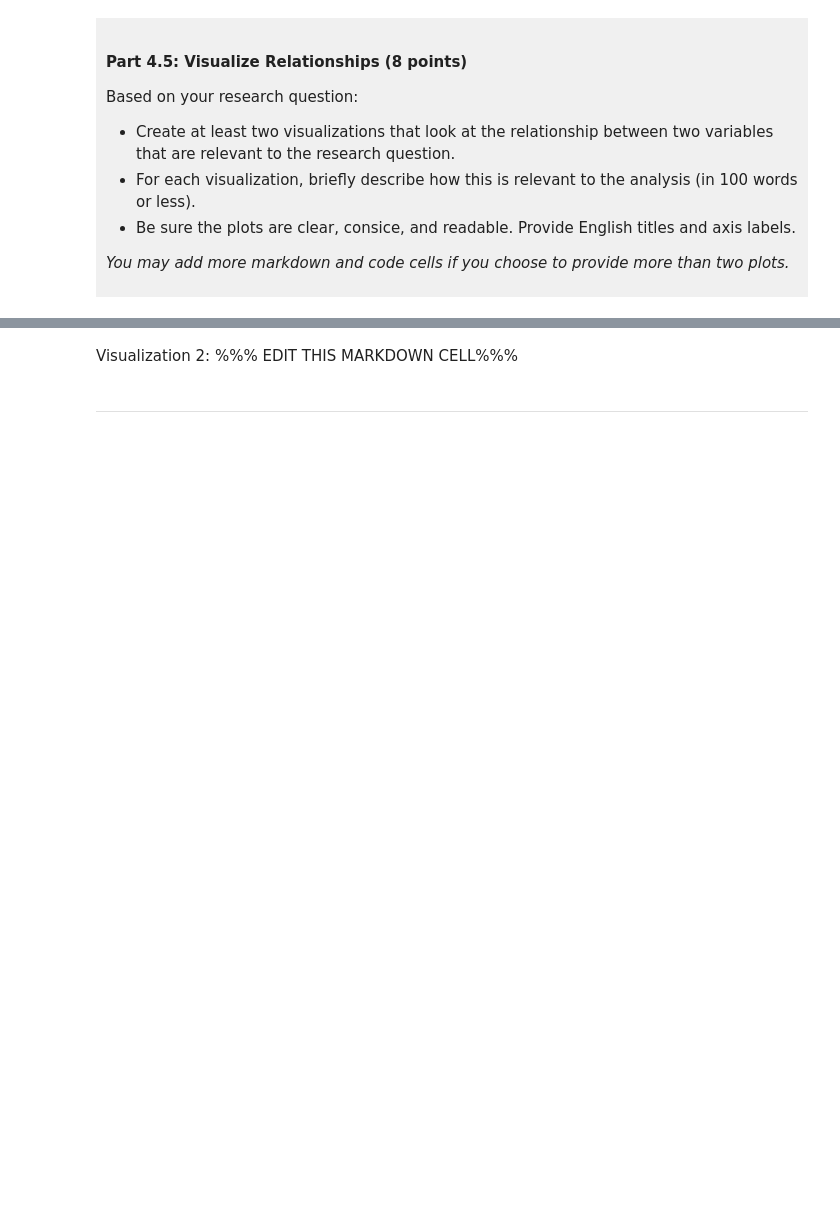
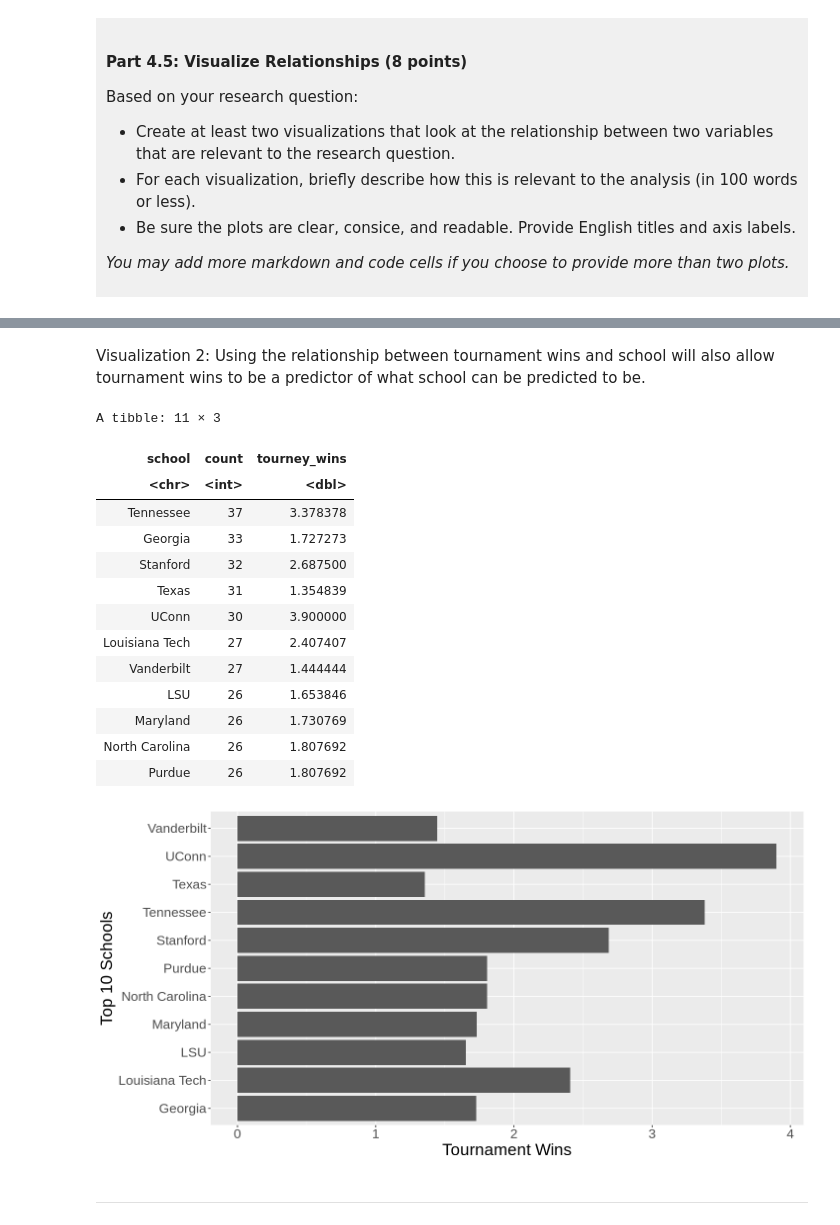
Before and after one commit to Jenlikescookies/dsci-100-project, a Jupyter notebook: dsci-100-project-notebook.ipynb, the cells around one changed output, grey strips where cells are left out. Cells and saved outputs as stored; diff of their text form; code cells hidden in the pictures; blank space fills up the shorter version.

```diff
--- a/dsci-100-project-notebook.ipynb
+++ b/dsci-100-project-notebook.ipynb
@@ -325,7 +415,35 @@ Visualization 1: %%% EDIT THIS MARKDOWN CELL%%%
 # %% [markdown]
-Visualization 2: %%% EDIT THIS MARKDOWN CELL%%%
+Visualization 2: Using the relationship between tournament wins and school will also allow tournament wins to be a predictor of what school can be predicted to be.
 # %%
-### EDIT THIS CODE CELL FOR VISUALIZATION 2###
+wmm_10 <- wmm_tidy |>
+    group_by(school) |> #doing the same thing as the previous visualization but for tourney_wins instead,
+    summarize(count = n(),
+             tourney_wins = mean(tourney_wins)) |>
+    slice_max(count, n = 10) #the schools have not changed as the schools are selected by count, not tourney_wins
+wmm_10
+
+options(repr.plot.height = 6, repr.plot.width = 12)
+wmm_tourney_school_plot <- ggplot(wmm_10, aes(x = tourney_wins, y = school)) +
+    geom_bar(stat = "identity") +
+    labs(x = "Tournament Wins", y = "Top 10 Schools") +
+    theme(text = element_text(size = 20))
+wmm_tourney_school_plot
+# %% [output]
+A tibble: 11 × 3
+| school | count | tourney_wins |
+| <chr> | <int> | <dbl> |
+| Tennessee | 37 | 3.378378 |
+| Georgia | 33 | 1.727273 |
+| Stanford | 32 | 2.687500 |
+| Texas | 31 | 1.354839 |
+| UConn | 30 | 3.900000 |
+| Louisiana Tech | 27 | 2.407407 |
+| Vanderbilt | 27 | 1.444444 |
+| LSU | 26 | 1.653846 |
+| Maryland | 26 | 1.730769 |
+| North Carolina | 26 | 1.807692 |
+| Purdue | 26 | 1.807692 |
+[figure, added]
 # %% [markdown]
 ------
 # %% [markdown]
```
Also changed, not shown: parts of 10 cells of this notebook.
